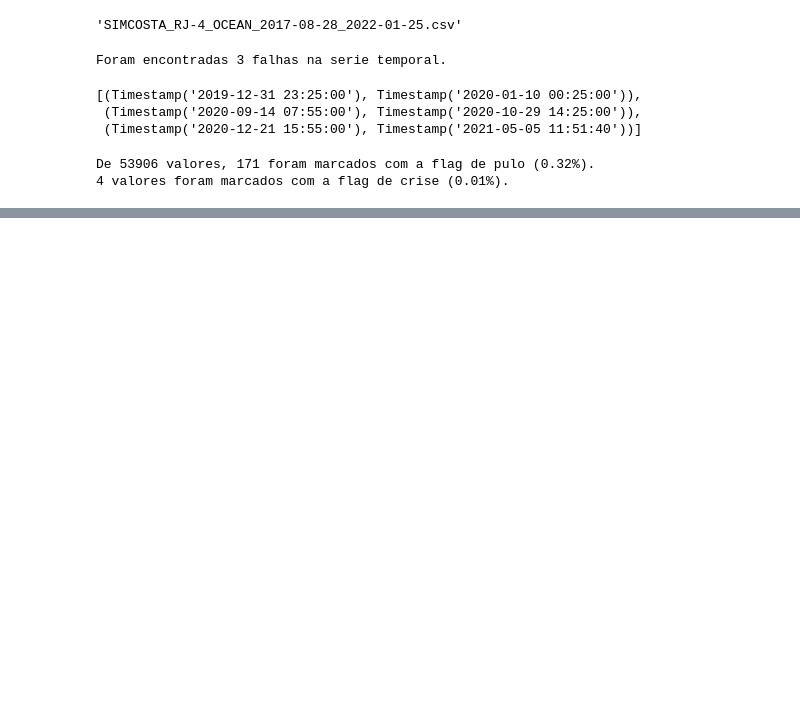
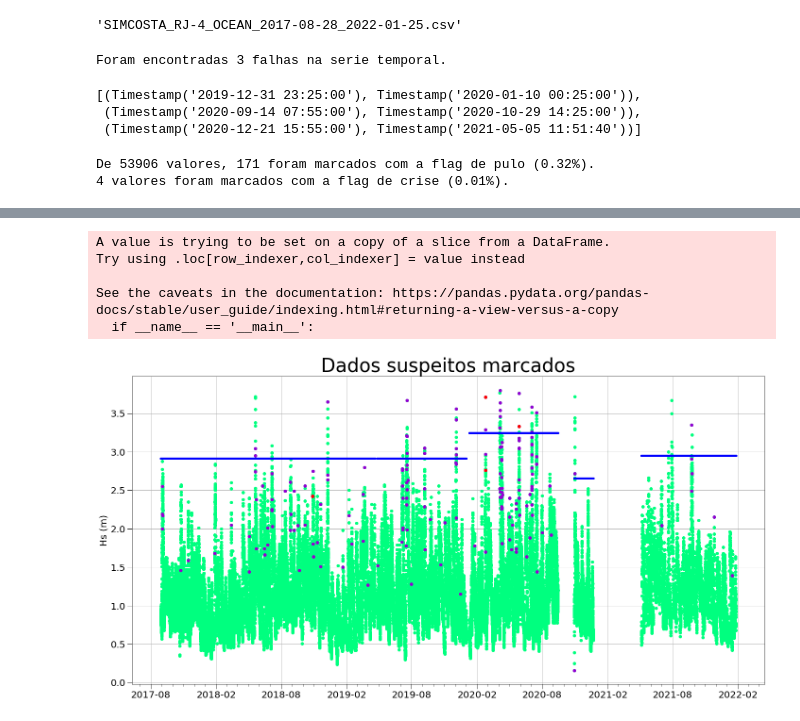
Before and after one commit to BrenoSCabral/ES3, a Jupyter notebook: RJ4.ipynb, the cells around one changed output, grey strips where cells are left out. Cells and saved outputs as stored; diff of their text form; code cells hidden in the pictures; blank space fills up the shorter version.

```diff
--- a/RJ4.ipynb
+++ b/RJ4.ipynb
@@ -78,0 +134,10 @@ Text(0.5, 1.0, 'Dados suspeitos marcados')
+# %%
+media = serie3.mean()
+desvpad = serie3.std()
+evento_extremo = media + 4*desvpad
+
+evento_extremo_line = np.zeros(len(serie3)) # como eu cheguei nesse valor?
+for i in range(len(evento_extremo_line)):
+        evento_extremo_line[i] = evento_extremo['Hsig']
+
+serie3['EE'] = evento_extremo_line
@@ -78,0 +150,67 @@ Text(0.5, 1.0, 'Dados suspeitos marcados')
+# %%
+media = serie4.mean()
+desvpad = serie4.std()
+evento_extremo = media + 4*desvpad
+
+evento_extremo_line = np.zeros(len(serie4)) # como eu cheguei nesse valor?
+for i in range(len(evento_extremo_line)):
+        evento_extremo_line[i] = evento_extremo['Hsig']
+
+serie4['EE'] = evento_extremo_line
+# %% [output]
+A value is trying to be set on a copy of a slice from a DataFrame.
+Try using .loc[row_indexer,col_indexer] = value instead
+
+See the caveats in the documentation: https://pandas.pydata.org/pandas-docs/stable/user_guide/indexing.html#returning-a-view-versus-a-copy
+  if __name__ == '__main__':
+# %%
+import matplotlib.dates as mdates
+
+fig = plt.figure(figsize=(24,12))
+
+ax = fig.add_subplot(111)
+ax.plot(dado['Hsig'][:], marker = 'o', color = 'springgreen', linestyle = 'none')
+ax.plot(dado['jump_flag'][:], marker = 'o', color = 'darkviolet', linestyle = 'none')
+ax.plot(dado['jump_crisis'][:], marker = 'o', color = 'red', linestyle = 'none')
+
+
+ax.plot(serie1['EE'][:], marker = '.', color = 'blue', linestyle = 'none')
+ax.plot(serie2['EE'][:], marker = '.', color = 'blue', linestyle = 'none')
+ax.plot(serie3['EE'][:], marker = '.', color = 'blue', linestyle = 'none')
+ax.plot(serie4['EE'][:], marker = '.', color = 'blue', linestyle = 'none')
+#ax.plot(dado['jump_flag'][:], marker = 'o', color = 'yellow', linestyle = 'none')
+#ax.plot(dado['jump_crisis'][:], marker = 'o', color = 'red', linestyle = 'none')
+
+#plt.axhline(y=2.980402, color='blue', linestyle='-') # limite de evento extremo
+
+ax.grid()
+ax.set_ylabel('Hs (m)', fontsize = 20)
+
+################################# data #######################
+
+# Major ticks every 6 months.
+fmt_half_year = mdates.MonthLocator(interval=6)
+ax.xaxis.set_major_locator(fmt_half_year)
+
+# Minor ticks every month.
+fmt_month = mdates.MonthLocator()
+ax.xaxis.set_minor_locator(fmt_month)
+
+# Text in the x axis will be displayed in 'YYYY-mm' format.
+ax.xaxis.set_major_formatter(mdates.DateFormatter('%Y-%m'))
+
+
+ax.tick_params(axis='both', which='major', labelsize=20, size=10)
+ax.tick_params(axis='both', which='minor', size=5)
+
+# ax.set_xlim(datetime(2016,5,1), datetime(2021,10,1))
+
+
+
+###########################################################################
+
+plt.title('Dados suspeitos marcados', fontsize = 40)
+
+plt.savefig(os.getcwd() +'/fig/RJ4_series_separadas')
+# %% [output]
+[figure, added]
```
Also changed, not shown: parts of 10 cells of this notebook, 19 other files.
